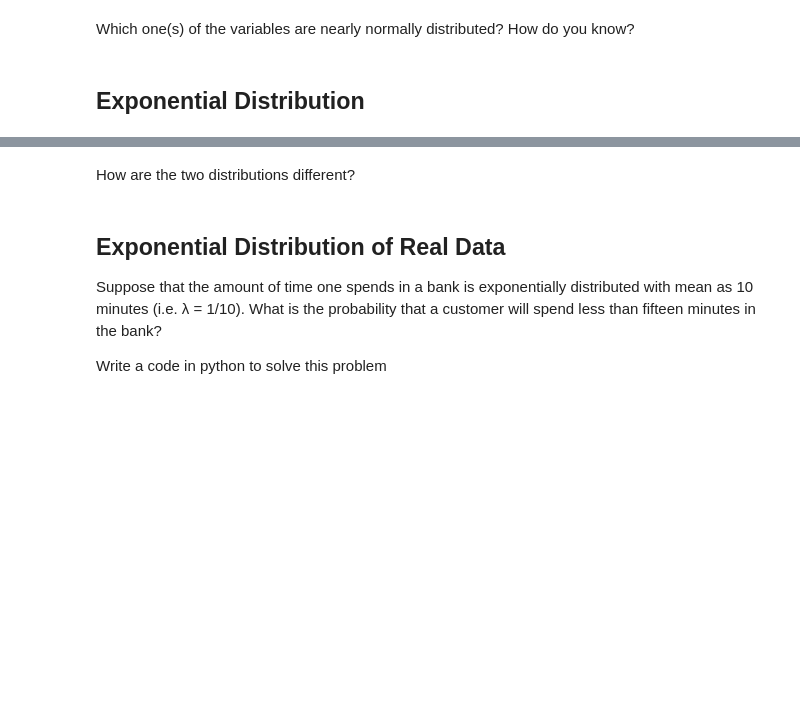
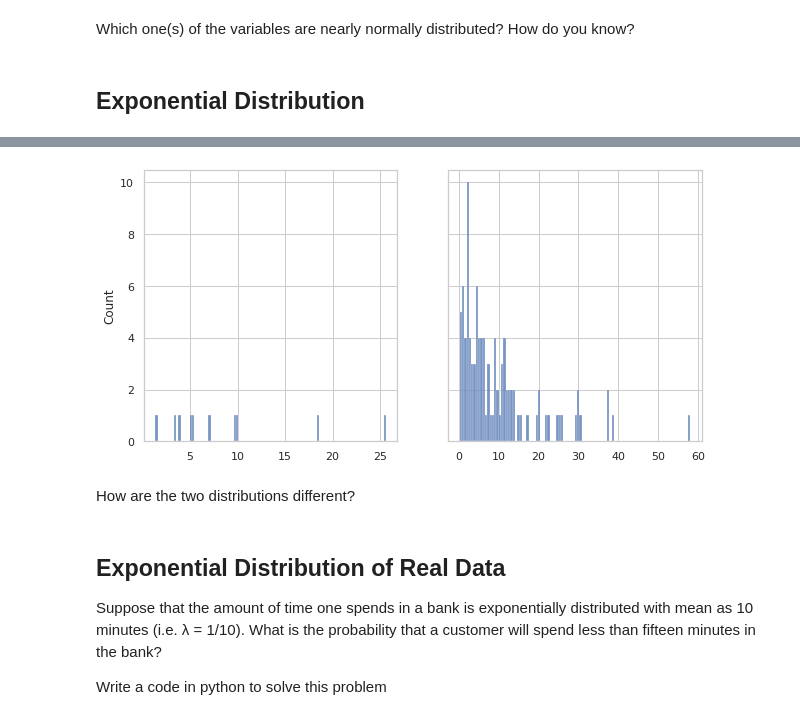
Before and after one commit to Ironhack-Data-Madrid-Octubre-2021/lab-continuous-probability-distributions, a Jupyter notebook: your-code/main.ipynb, the cells around one changed output, grey strips where cells are left out. Saved outputs shown, nothing was run; the diff lists cells and outputs as text; code cells hidden in the pictures; blank space fills up the shorter version.

```diff
--- a/your-code/main.ipynb
+++ b/your-code/main.ipynb
@@ -178,3 +177,18 @@ np.random.exponential
+# %%
+#random.exponential(scale=1.0, size=None)
+#np.random.exponential
+def exponentialten(scale,size):
+    sacale = 10
+    return np.random.exponential(scale,size)
+# %%
+ten =  exponentialten(10,10)
+hundred =  exponentialten(10,100)
+# %%
+fig, axs = plt.subplots(nrows=1, ncols=2, figsize=(10,5), sharey = True)
+sns.histplot(ten,bins=100,ax=axs[0]);
+sns.histplot(hundred,bins=100,ax=axs[1]);
+# %% [output]
+[figure, added]
 # %% [markdown]
 How are the two distributions different?
 # %%
```
Also changed, not shown: parts of 6 cells of this notebook.
